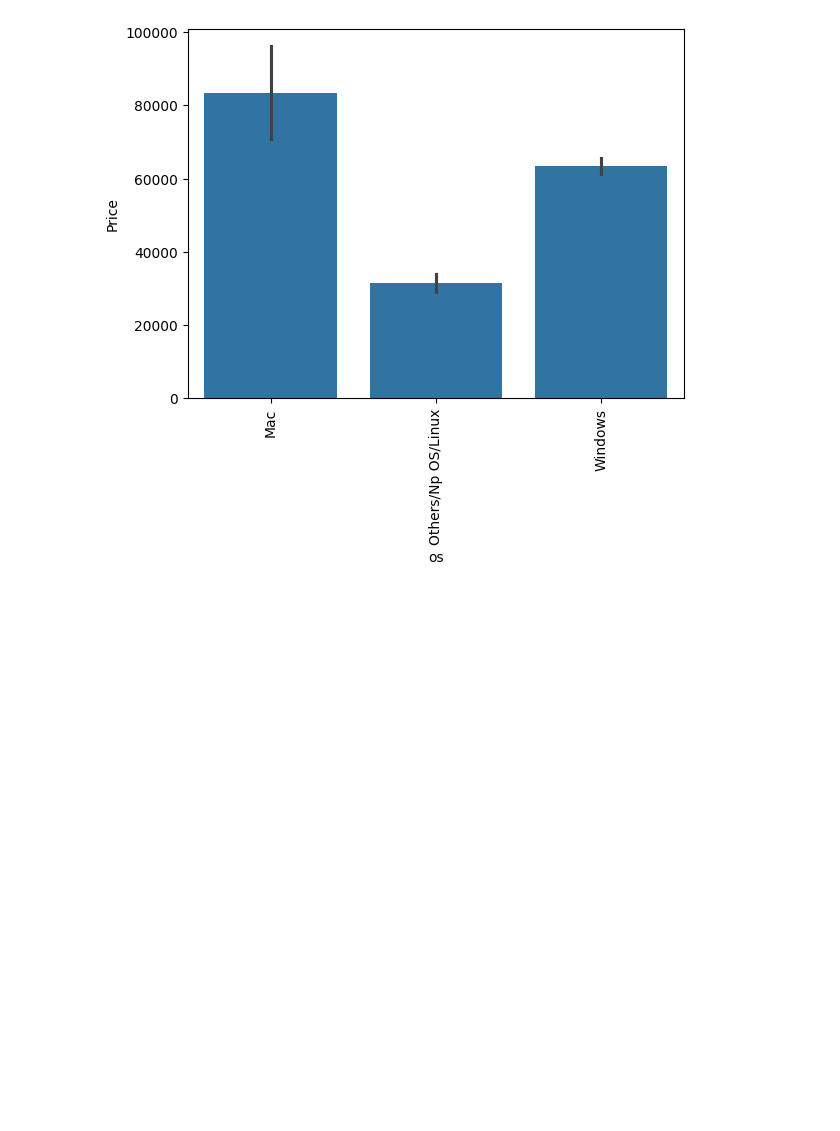
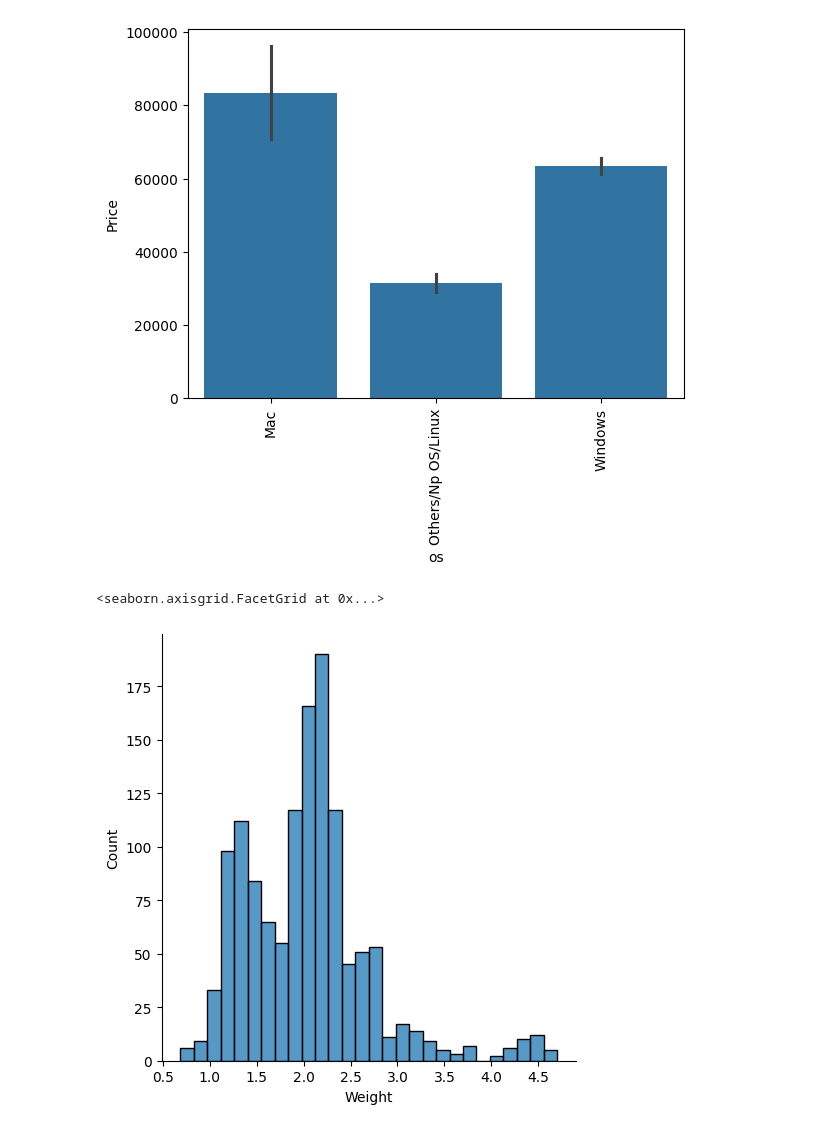
Before and after one commit to AdityaDRathore/Laptop-Price-Predictor-ML-Model, a Jupyter notebook: Laptop-Price-Predictor.ipynb, the cells around one changed output. Saved outputs shown, nothing was run; the diff lists cells and outputs as text; code cells hidden in the pictures; blank space fills up the shorter version.

Commit message:
Feature Engineering on Weight complete

```diff
--- a/Laptop-Price-Predictor.ipynb
+++ b/Laptop-Price-Predictor.ipynb
@@ -613,3 +613,8 @@ plt.xticks(rotation='vertical')
 plt.show()
 # %% [output]
 [figure]
+# %%
+sns.displot(df['Weight'])
+# %% [output]
+<seaborn.axisgrid.FacetGrid at 0x...>
+[figure, added]
```
Also changed, not shown: parts of 7 cells of this notebook.
